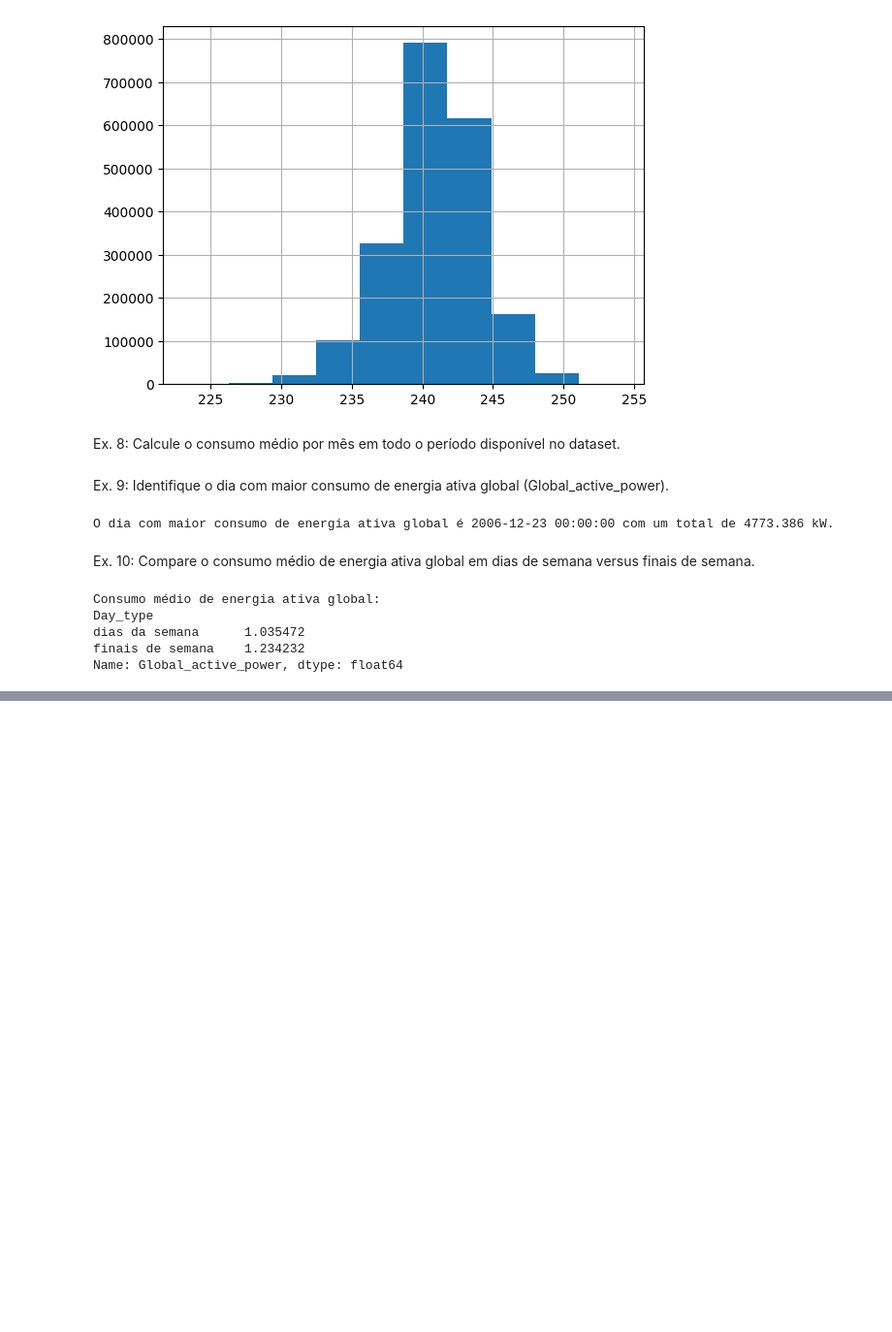
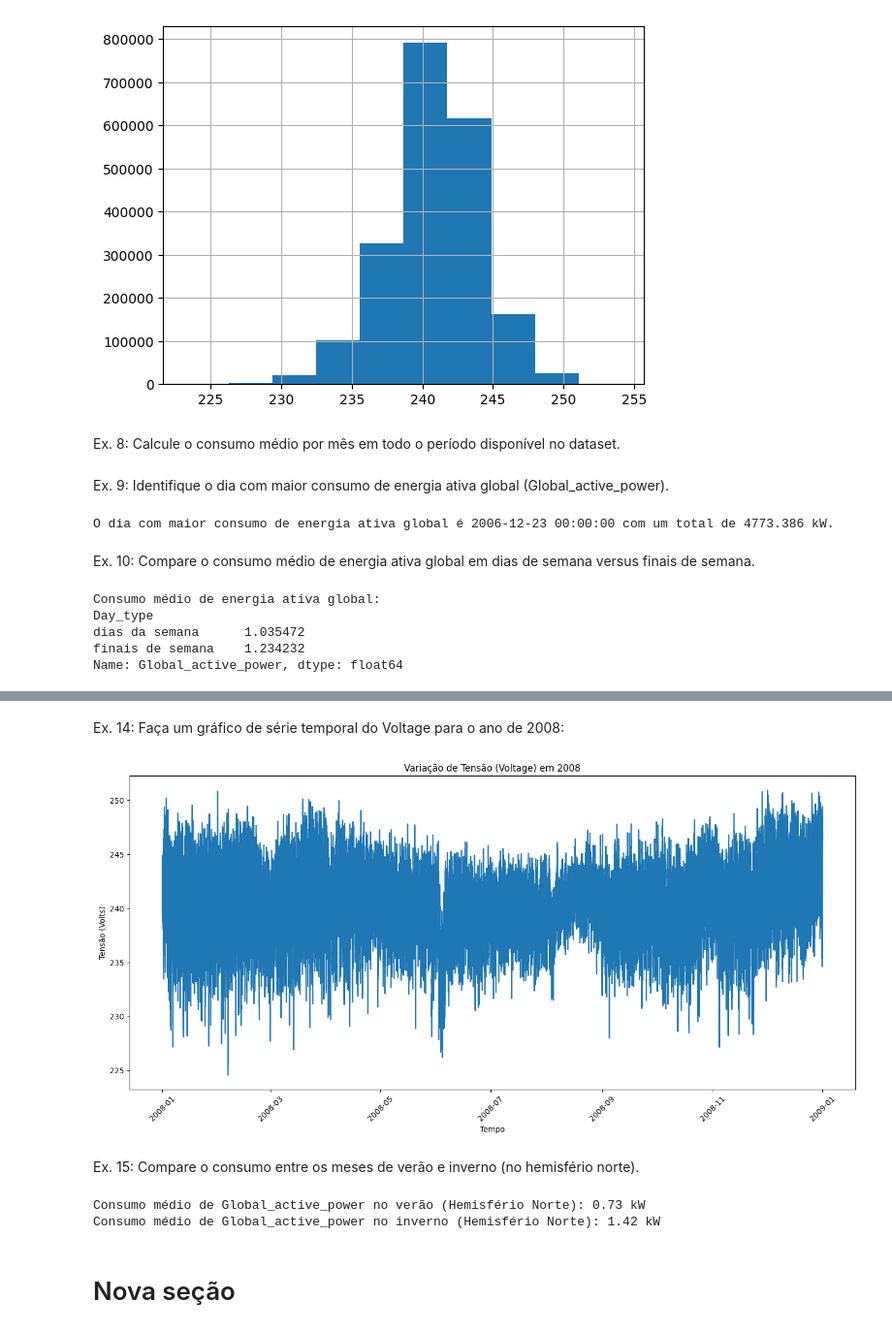
Before and after one commit to LucasWerppFranco/CP-1---Energias-Renovaveis, a Jupyter notebook: 1CCPF_CP1_SERS.ipynb, the cells around one changed output, grey strips where cells are left out. Shown at 97% size. Drawn from its saved outputs; the diff is of its cells as text; code cells hidden in the pictures; blank space fills up the shorter version.

```diff
--- a/1CCPF_CP1_SERS.ipynb
+++ b/1CCPF_CP1_SERS.ipynb
@@ -238,0 +285,13 @@ Name: Global_active_power, dtype: float64
+# %%
+df['Month'] = df['Date'].dt.to_period('M')
+
+#Criando a coluna Total_Sub_metering
+df['Total_Sub_metering'] = df['Sub_metering_1'] + df['Sub_metering_2'] + df['Sub_metering_3']
+
+monthly_sub_metering = df.groupby('Month')['Total_Sub_metering'].sum()
+monthly_global_active_power = df.groupby('Month')['Global_active_power'].mean()
+
+comparacao = monthly_sub_metering > monthly_global_active_power
+
+print("Meses onde Total_Sub_metering ultrapassa a média de Global_active_power:")
+print(comparacao[comparacao])
@@ -238,0 +316,47 @@ Name: Global_active_power, dtype: float64
+# %% [markdown]
+Ex. 14: Faça um gráfico de série temporal do Voltage para o ano de 2008:
+# %%
+# Filter data for the year 2008
+df_2008 = df[df['Date'].dt.year == 2008].copy()
+
+# Combine 'Date' and 'Time' columns into a datetime index
+df_2008['datetime'] = pd.to_datetime(df_2008['Date'].astype(str) + ' ' + df_2008['Time'], format='%Y-%m-%d %H:%M:%S')
+df_2008.set_index('datetime', inplace=True)
+
+# Ensure 'Voltage' is numeric and drop missing values for plotting
+df_2008['Voltage'] = pd.to_numeric(df_2008['Voltage'], errors='coerce')
+df_2008.dropna(subset=['Voltage'], inplace=True)
+
+# Create the time series plot
+plt.figure(figsize=(14, 7))
+sns.lineplot(x=df_2008.index, y='Voltage', data=df_2008)
+plt.title('Variação de Tensão (Voltage) em 2008')
+plt.xlabel('Tempo')
+plt.ylabel('Tensão (Volts)')
+plt.xticks(rotation=45)
+plt.tight_layout()
+plt.show()
+# %% [output]
+[figure, added]
+# %% [markdown]
+Ex. 15: Compare o consumo entre os meses de verão e inverno (no hemisfério norte).
+# %%
+# Define os meses de verão e inverno (Hemisfério Norte)
+meses_de_verao = [6, 7, 8]
+meses_de_inverno = [12, 1, 2]
+
+# Filtra os dados para os meses de verão e inverno
+df_verao = df[df['Date'].dt.month.isin(meses_de_verao)]
+df_inverno = df[df['Date'].dt.month.isin(meses_de_inverno)]
+
+# Calcula a média de Global_active_power para verão e inverno
+media_do_verao = df_verao['Global_active_power'].mean()
+media_do_inverno = df_inverno['Global_active_power'].mean()
+
+print(f"Consumo médio de Global_active_power no verão (Hemisfério Norte): {media_do_verao:.2f} kW")
+print(f"Consumo médio de Global_active_power no inverno (Hemisfério Norte): {media_do_inverno:.2f} kW")
+# %% [output]
+Consumo médio de Global_active_power no verão (Hemisfério Norte): 0.73 kW
+Consumo médio de Global_active_power no inverno (Hemisfério Norte): 1.42 kW
+# %% [markdown]
+# Nova seção
```
Also changed, not shown: parts of 6 cells of this notebook.
